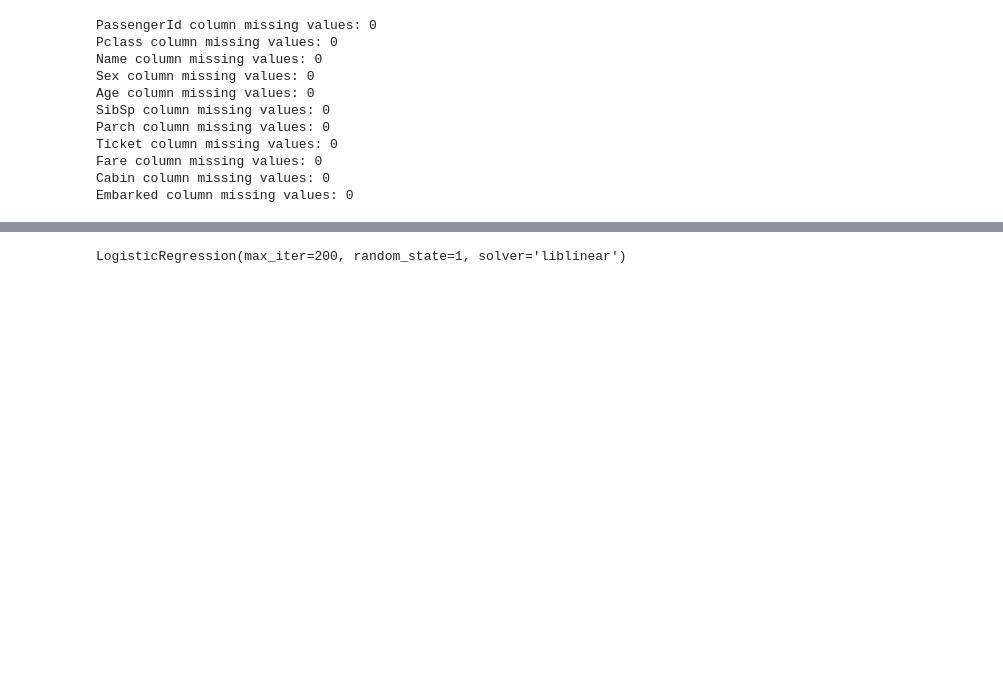
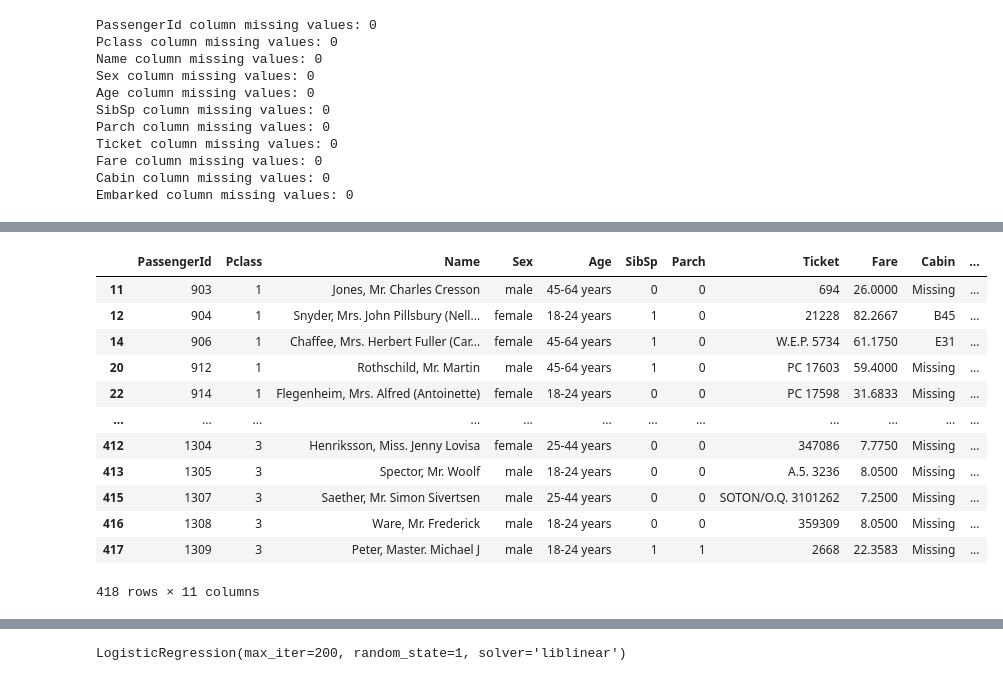
Before and after one commit to mleggett25/Titanic_Challenge, a Jupyter notebook: titanic-challenge.ipynb, the cells around one changed output, grey strips where cells are left out. Saved outputs shown, nothing was run; the diff lists cells and outputs as text; code cells hidden in the pictures; blank space fills up the shorter version.

```diff
--- a/titanic-challenge.ipynb
+++ b/titanic-challenge.ipynb
@@ -316,0 +343,18 @@ Logistic Regression Model
+# %%
+# Bin the new testing dataframe ages
+new_test_df['Age'] = pd.cut(new_test_df['Age'], age_bins, labels=age_names)
+new_test_df
+# %% [output]
+|  | PassengerId | Pclass | Name | Sex | Age | SibSp | Parch | Ticket | Fare | Cabin | ... |
+| 11 | 903 | 1 | Jones, Mr. Charles Cresson | male | 45-64 years | 0 | 0 | 694 | 26.0000 | Missing | ... |
+| 12 | 904 | 1 | Snyder, Mrs. John Pillsbury (Nell... | female | 18-24 years | 1 | 0 | 21228 | 82.2667 | B45 | ... |
+| 14 | 906 | 1 | Chaffee, Mrs. Herbert Fuller (Car... | female | 45-64 years | 1 | 0 | W.E.P. 5734 | 61.1750 | E31 | ... |
+| 20 | 912 | 1 | Rothschild, Mr. Martin | male | 45-64 years | 1 | 0 | PC 17603 | 59.4000 | Missing | ... |
+| 22 | 914 | 1 | Flegenheim, Mrs. Alfred (Antoinette) | female | 18-24 years | 0 | 0 | PC 17598 | 31.6833 | Missing | ... |
+| ... | ... | ... | ... | ... | ... | ... | ... | ... | ... | ... | ... |
+| 412 | 1304 | 3 | Henriksson, Miss. Jenny Lovisa | female | 25-44 years | 0 | 0 | 347086 | 7.7750 | Missing | ... |
+| 413 | 1305 | 3 | Spector, Mr. Woolf | male | 18-24 years | 0 | 0 | A.5. 3236 | 8.0500 | Missing | ... |
+| 415 | 1307 | 3 | Saether, Mr. Simon Sivertsen | male | 25-44 years | 0 | 0 | SOTON/O.Q. 3101262 | 7.2500 | Missing | ... |
+| 416 | 1308 | 3 | Ware, Mr. Frederick | male | 18-24 years | 0 | 0 | 359309 | 8.0500 | Missing | ... |
+| 417 | 1309 | 3 | Peter, Master. Michael J | male | 18-24 years | 1 | 1 | 2668 | 22.3583 | Missing | ... |
+418 rows × 11 columns
```
Also changed, not shown: parts of 8 cells of this notebook.
